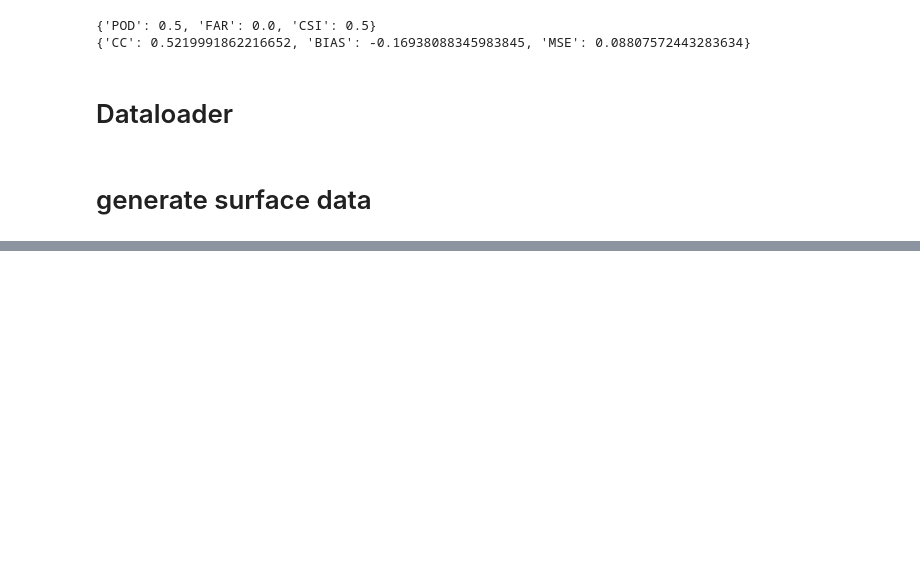
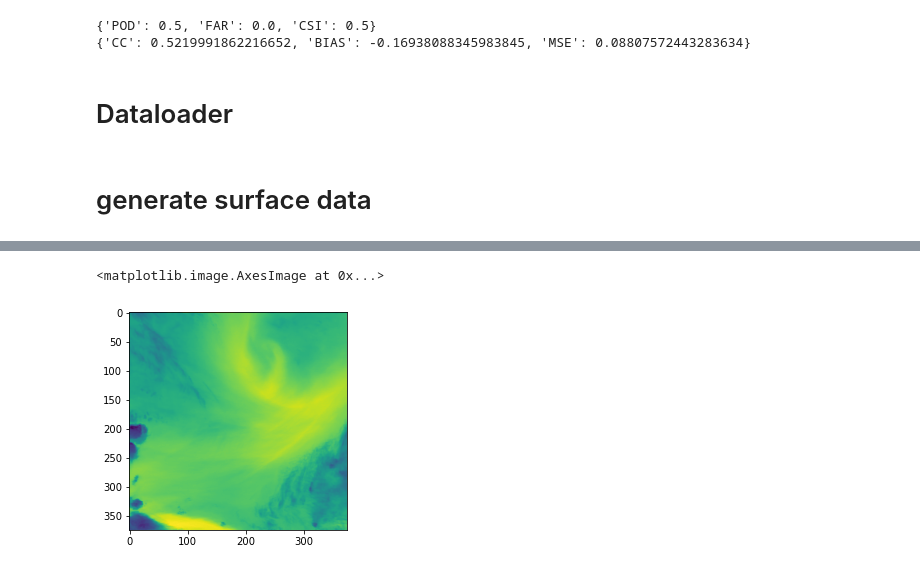
Before and after one commit to gaozhangyang/Precipitation_Estimation, a Jupyter notebook: test.ipynb, the cells around one changed output, grey strips where cells are left out. Drawn from its saved outputs; the diff is of its cells as text; code cells hidden in the pictures; blank space fills up the shorter version.

```diff
--- a/test.ipynb
+++ b/test.ipynb
@@ -154,0 +154,5 @@ plt.show()
+# %%
+plt.imshow(X[0].detach().cpu().numpy())
+# %% [output]
+<matplotlib.image.AxesImage at 0x...>
+[figure, added]
```
Also changed, not shown: parts of 10 cells of this notebook, 2 other files.
